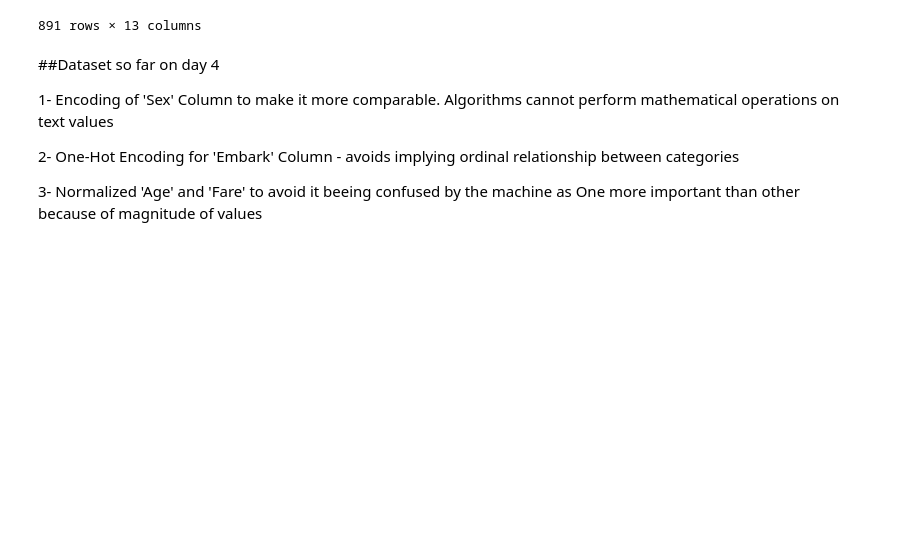
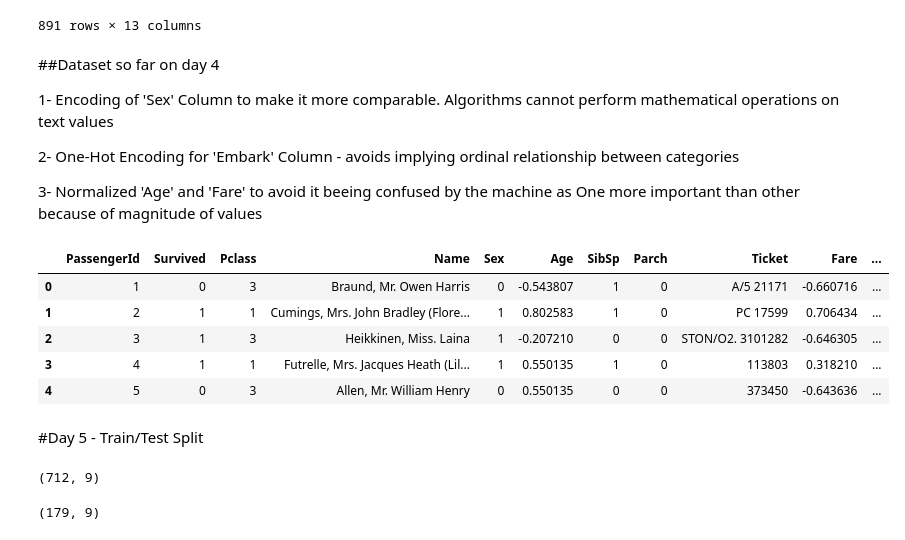
Before and after one commit to JoaoAichinger/titanic-ml, a Jupyter notebook: notebooks/exploration.ipynb, the cells around one changed output. Saved outputs shown, nothing was run; the diff lists cells and outputs as text; code cells hidden in the pictures; blank space fills up the shorter version.

Commit message:
Define features, target and split dataset into train and dest sets

```diff
--- a/notebooks/exploration.ipynb
+++ b/notebooks/exploration.ipynb
@@ -267,3 +270,14 @@ df
 2- One-Hot Encoding for 'Embark' Column - avoids implying ordinal relationship between categories
 
 3- Normalized 'Age' and 'Fare' to avoid it beeing confused by the machine as One more important than other because of magnitude of values
+# %%
+df.head()
+# %% [output]
+|  | PassengerId | Survived | Pclass | Name | Sex | Age | SibSp | Parch | Ticket | Fare | ... |
+| 0 | 1 | 0 | 3 | Braund, Mr. Owen Harris | 0 | -0.543807 | 1 | 0 | A/5 21171 | -0.660716 | ... |
+| 1 | 2 | 1 | 1 | Cumings, Mrs. John Bradley (Flore... | 1 | 0.802583 | 1 | 0 | PC 17599 | 0.706434 | ... |
+| 2 | 3 | 1 | 3 | Heikkinen, Miss. Laina | 1 | -0.207210 | 0 | 0 | STON/O2. 3101282 | -0.646305 | ... |
+| 3 | 4 | 1 | 1 | Futrelle, Mrs. Jacques Heath (Lil... | 1 | 0.550135 | 1 | 0 | 113803 | 0.318210 | ... |
+| 4 | 5 | 0 | 3 | Allen, Mr. William Henry | 0 | 0.550135 | 0 | 0 | 373450 | -0.643636 | ... |
+# %% [markdown]
+#Day 5 - Train/Test Split
@@ -269,0 +289,8 @@ df
+# %%
+X_train.shape
+# %% [output]
+(712, 9)
+# %%
+X_test.shape
+# %% [output]
+(179, 9)
```
Also changed, not shown: parts of 5 cells of this notebook.
